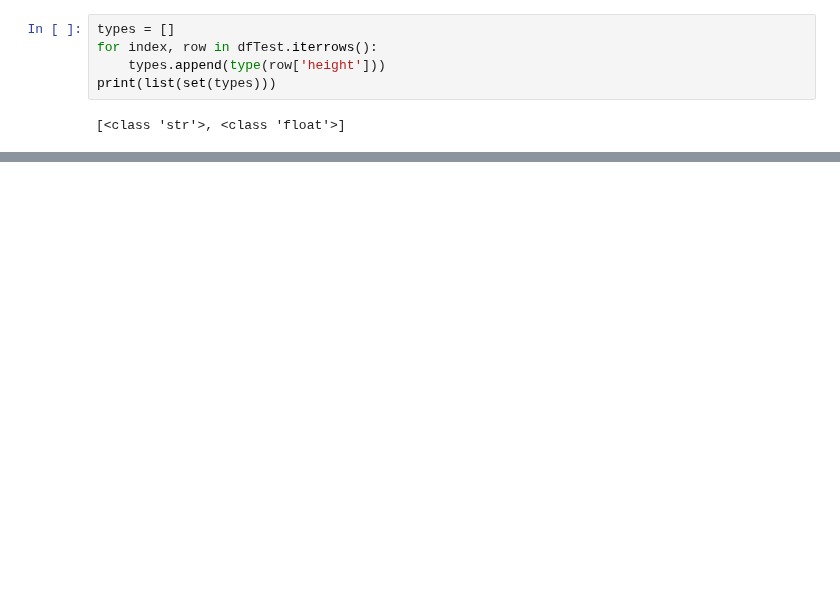
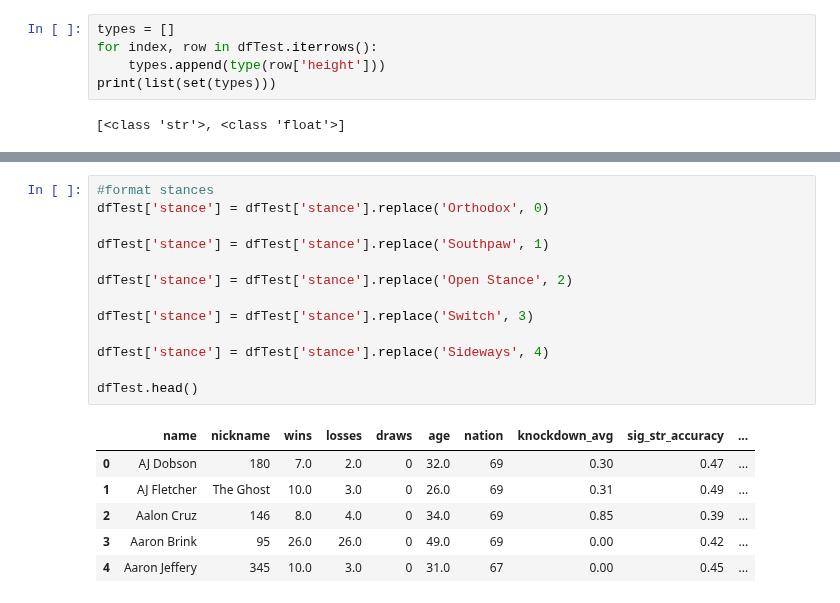
Before and after one commit to maxbraith/UFCModel, a Jupyter notebook: UFCModelGit/Model/trainTestDataWinner.ipynb, the cells around one changed output, grey strips where cells are left out. Cells and saved outputs as stored; diff of their text form; blank space fills up the shorter version.

Commit message:
mock test data started

```diff
--- a/UFCModelGit/Model/trainTestDataWinner.ipynb
+++ b/UFCModelGit/Model/trainTestDataWinner.ipynb
@@ -1293,0 +1282,20 @@ dtype: int64
+# %%
+#format stances
+dfTest['stance'] = dfTest['stance'].replace('Orthodox', 0)
+
+dfTest['stance'] = dfTest['stance'].replace('Southpaw', 1)
+
+dfTest['stance'] = dfTest['stance'].replace('Open Stance', 2)
+
+dfTest['stance'] = dfTest['stance'].replace('Switch', 3)
+
+dfTest['stance'] = dfTest['stance'].replace('Sideways', 4)
+
+dfTest.head()
+# %% [output]
+|  | name | nickname | wins | losses | draws | age | nation | knockdown_avg | sig_str_accuracy | ... |
+| 0 | AJ Dobson | 180 | 7.0 | 2.0 | 0 | 32.0 | 69 | 0.30 | 0.47 | ... |
+| 1 | AJ Fletcher | The Ghost | 10.0 | 3.0 | 0 | 26.0 | 69 | 0.31 | 0.49 | ... |
+| 2 | Aalon Cruz | 146 | 8.0 | 4.0 | 0 | 34.0 | 69 | 0.85 | 0.39 | ... |
+| 3 | Aaron Brink | 95 | 26.0 | 26.0 | 0 | 49.0 | 69 | 0.00 | 0.42 | ... |
+| 4 | Aaron Jeffery | 345 | 10.0 | 3.0 | 0 | 31.0 | 67 | 0.00 | 0.45 | ... |
```
Also changed, not shown: parts of 39 cells of this notebook, 3 other files.
